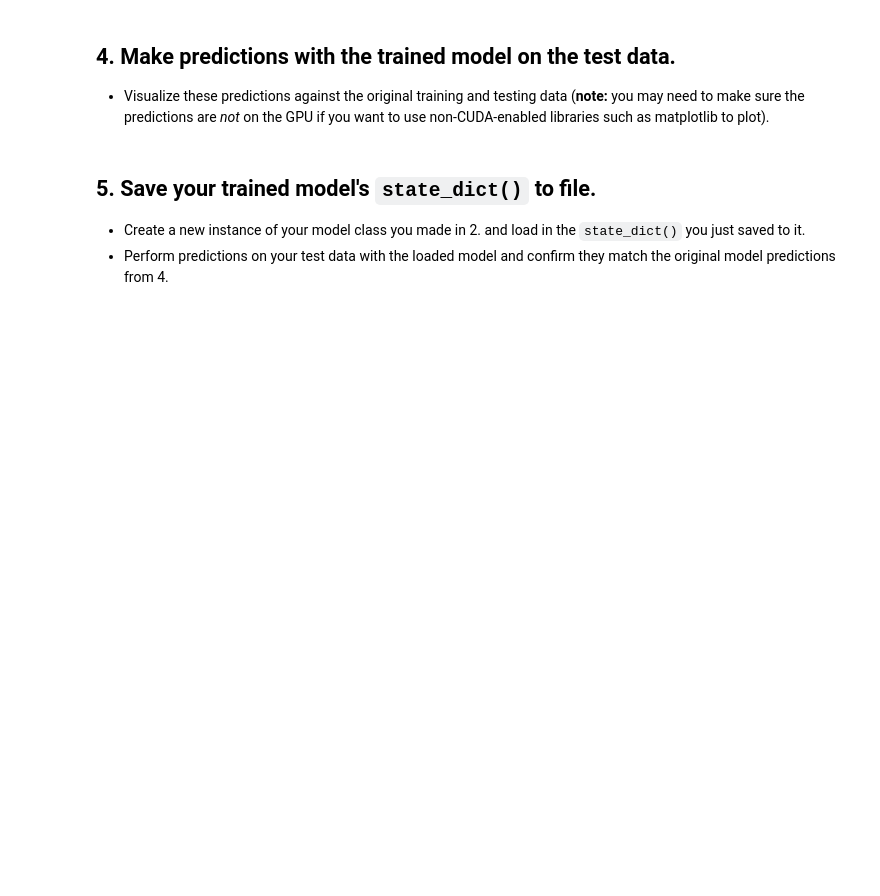
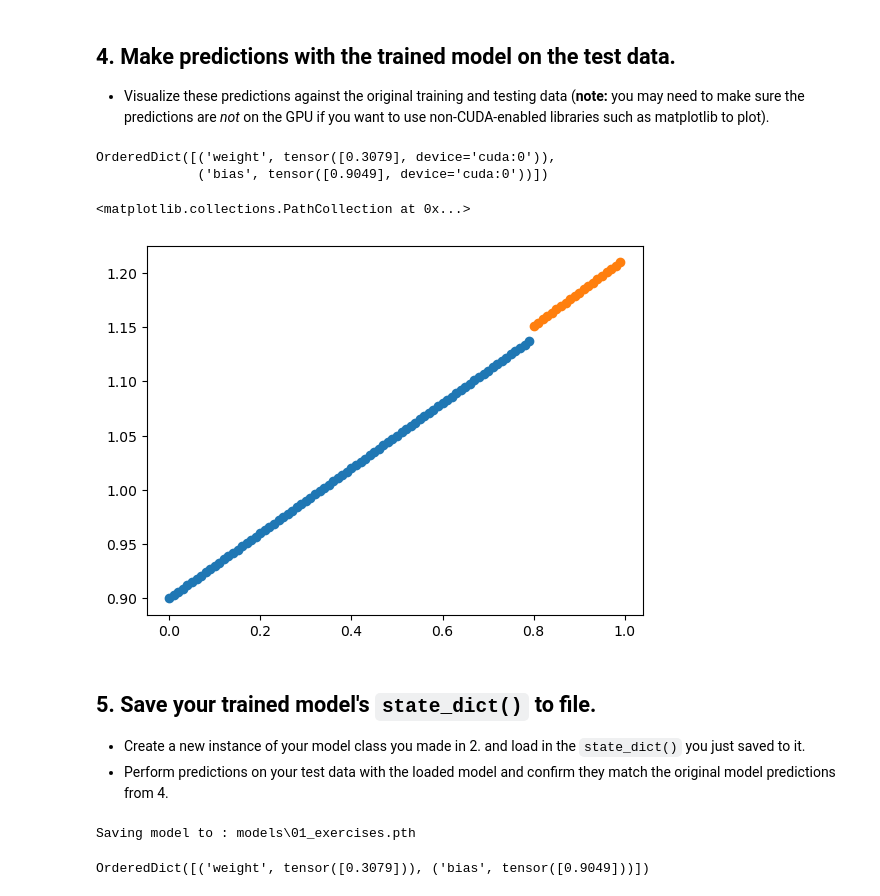
Before and after one commit to pjy0422/pytorch, a Jupyter notebook: 01_pytorch_workflow_excercises.ipynb, the cells around one changed output. Saved outputs shown, nothing was run; the diff lists cells and outputs as text; code cells hidden in the pictures; blank space fills up the shorter version.

```diff
--- a/01_pytorch_workflow_excercises.ipynb
+++ b/01_pytorch_workflow_excercises.ipynb
@@ -59,2 +114,7 @@ print(f"First 10 X & y samples:\nX: {X[:10]}\ny: {y[:10]}")
 # %%
 # Instantiate the model and put it to the target device
+
+m1 = LinearRegression()
+m1.to(device)
+
+m1.state_dict()
@@ -65,45 +128,53 @@ print(f"First 10 X & y samples:\nX: {X[:10]}\ny: {y[:10]}")
   * The training loop should test the model on the test dataset every 20 epochs.
 # %%
 # Create the loss function and optimizer
+
+loss_fn = nn.L1Loss()
+optimizer = torch.optim.SGD(params=m1.parameters(),lr = 0.01)
 # %%
 # Training loop
 
 
 # Train model for 300 epochs
 
-
+epochs = 300
 # Send data to target device
 
+X_train = X_train.to(device)
+y_train = y_train.to(device)
+X_test = X_test.to(device)
+y_test = y_test.to(device)
 
 for epoch in range(epochs):
   ### Training
 
   # Put model in train mode
-
+  m1.train()
 
   # 1. Forward pass
-
+  train_pred = m1(X_train)
 
   # 2. Calculate loss
-
+  loss = loss_fn(train_pred,y_train)
 
   # 3. Zero gradients
-
+  optimizer.zero_grad()
 
   # 4. Backpropagation
-
+  loss.backward()
 
   # 5. Step the optimizer
-
+  optimizer.step()
 
   ### Perform testing every 20 epochs
   if epoch % 20 == 0:
 
     # Put model in evaluation mode and setup inference context
-
+    m1.eval()
+    with torch.inference_mode():
       # 1. Forward pass
-
+      test_pred = m1(X_test)
       # 2. Calculate test loss
-
+      test_loss = loss_fn(test_pred,y_test)
       # Print out what's happening
       print(f"Epoch: {epoch} | Train loss: {loss:.3f} | Test loss: {test_loss:.3f}")
@@ -112,8 +199,19 @@ for epoch in range(epochs):
   * Visualize these predictions against the original training and testing data (**note:** you may need to make sure the predictions are *not* on the GPU if you want to use non-CUDA-enabled libraries such as matplotlib to plot).
 # %%
 # Make predictions with the model
+with torch.inference_mode():
+    pred = m1(X_test)
+m1.state_dict()
+# %% [output]
+OrderedDict([('weight', tensor([0.3079], device='cuda:0')),
+             ('bias', tensor([0.9049], device='cuda:0'))])
 # %%
 # Plot the predictions (these may need to be on a specific device)
+plt.scatter(X_train.detach().cpu(),y_train.detach().cpu())
+plt.scatter(X_test.detach().cpu(),pred.detach().cpu())
+# %% [output]
+<matplotlib.collections.PathCollection at 0x...>
+[figure, added]
 # %% [markdown]
 ## 5. Save your trained model's `state_dict()` to file.
   * Create a new instance of your model class you made in 2. and load in the `state_dict()` you just saved to it.
@@ -122,12 +220,29 @@ for epoch in range(epochs):
 from pathlib import Path
 
 # 1. Create models directory
+MODEL_PATH = Path("models")
+
+MODEL_PATH.mkdir(exist_ok=True,parents=True)
+
 
 
 # 2. Create model save path
+MODEL_SAVE_PATH = MODEL_PATH / "01_exercises.pth"
+# 3. Save the model state dict
 
-# 3. Save the model state dict
+
+print(f"Saving model to : {MODEL_SAVE_PATH}")
+torch.save(obj = m1.state_dict(),f=MODEL_SAVE_PATH)
+# %% [output]
+Saving model to : models\01_exercises.pth
 # %%
 # Create new instance of model and load saved state dict (make sure to put it on the target device)
+
+
+m1v2 = LinearRegression()
+m1v2.load_state_dict(torch.load(MODEL_SAVE_PATH))
+m1v2.state_dict()
+# %% [output]
+OrderedDict([('weight', tensor([0.3079])), ('bias', tensor([0.9049]))])
 # %%
 # Make predictions with loaded model and compare them to the previous
```
Also changed, not shown: parts of 11 cells of this notebook, 1 other file.
